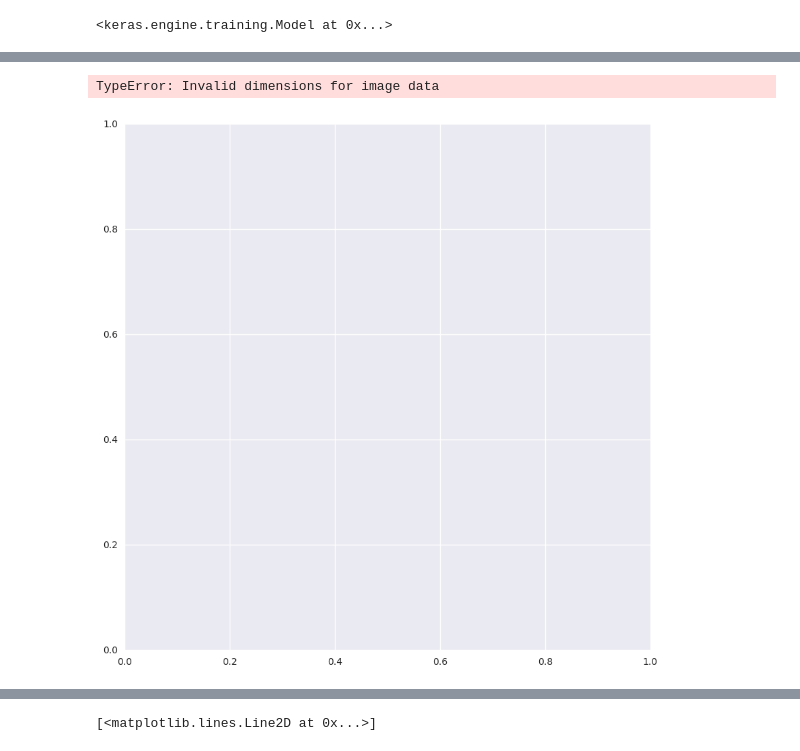
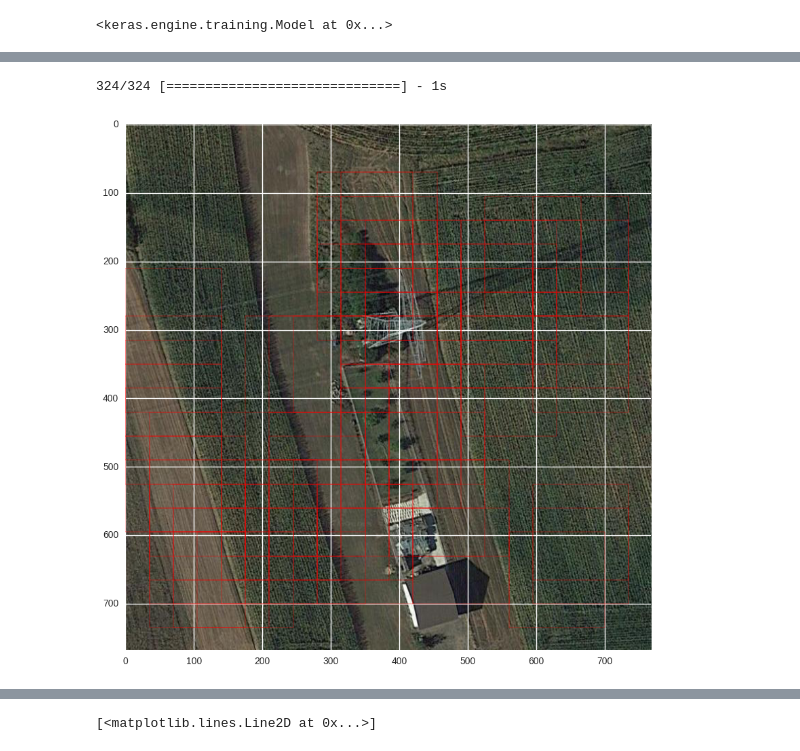
Before and after one commit to OpenGridMap/power-grid-detection, a Jupyter notebook: training/Evaluation.ipynb, the cells around one changed output, grey strips where cells are left out. Saved outputs shown, nothing was run; the diff lists cells and outputs as text; code cells hidden in the pictures.

Commit message:
made changes to cropping and annotations, prepared training for cnn of 140px rgb and greyscale images

```diff
--- a/training/Evaluation.ipynb
+++ b/training/Evaluation.ipynb
@@ -103,45 +100,53 @@ array([53401, 81271])
 # %%
-im = Image.open('/home/tanuj/Workspace/power-grid-detection/dataset/test/3.jpg')
+# im = Image.open('/home/tanuj/Workspace/power-grid-detection/dataset/test/3.jpg')
 
-drawable = ImageDraw.Draw(im)
+# drawable = ImageDraw.Draw(im)
 
-for i in range(sw_shape[0]):
-    for j in range(sw_shape[1]):
-        if y[i, j]:
-            drawable.rectangle(
-                (i * stride[0],
-                 j * stride[1],
-                 i * stride[0] + window_size[0],
-                 j * stride[1] + window_size[1]),
-                outline='red'
-            )
+# for i in range(sw_shape[0]):
+#     for j in range(sw_shape[1]):
+#         if y[i, j]:
+#             drawable.rectangle(
+#                 (i * stride[0],
+#                  j * stride[1],
+#                  i * stride[0] + window_size[0],
+#                  j * stride[1] + window_size[1]),
+#                 outline='red'
+#             )
 
-im.save('/home/tanuj/Workspace/power-grid-detection/dataset/test/3_res.jpg', 'JPEG')
+# im.save('/home/tanuj/Workspace/power-grid-detection/dataset/test/3_res.jpg', 'JPEG')
+# %%
+sample_no = next(it)
 # %%
+image = processed_collection[sample_no]
+
+sw = view_as_windows(image, window_size, stride)
+sw_shape = sw.shape
+
+sw = sw.reshape((sw_shape[0] * sw_shape[1], sw_shape[2], sw_shape[3], 1))
+
+predictions = model.predict(sw, batch_size=32, verbose=1)
+
 fig, ax = plt.subplots(1, 1, squeeze=True, figsize=(10, 10))
 
 # ax.imshow(raw_collection[sample_no])
-ax.imshow(processed_collection[sample_no])
+ax.imshow(raw_collection[sample_no])
 
 for i in range(sw_shape[0]):
     for j in range(sw_shape[1]):
-        if y[i, j] == 0:
+        if y[i, j]:
             patch = patches.Rectangle(
                 (i * stride[0], j * stride[1]),
                 window_size[0],
                 window_size[1],
                 fill=False,
                 edgecolor="red"
             )
 
             ax.add_patch(patch)
-#         else:
-#             print('Haw')
-
 plt.show()
 # %% [output]
-TypeError: Invalid dimensions for image data
+324/324 [==============================] - 1s
-[figure, old version]
+[figure, new version]
 # %%
 plt.figure(figsize=(6, 6))
 ax = sns.heatmap(y)
```
Also changed, not shown: parts of 11 cells of this notebook, 33 other files.
